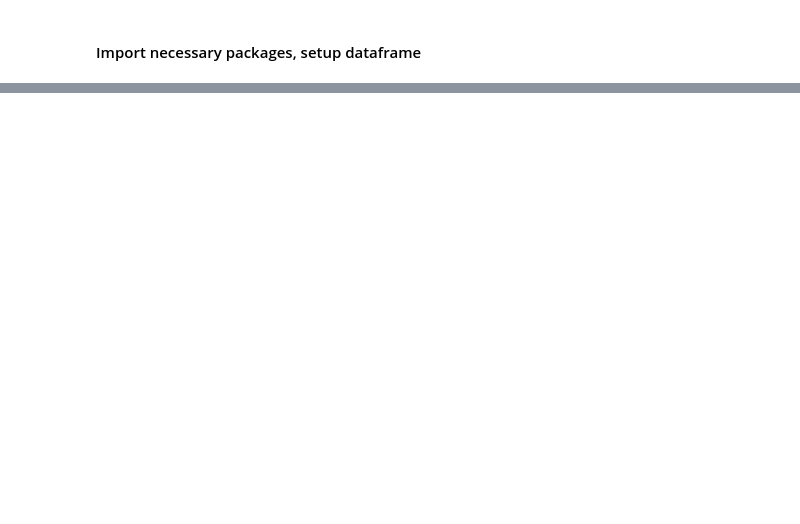
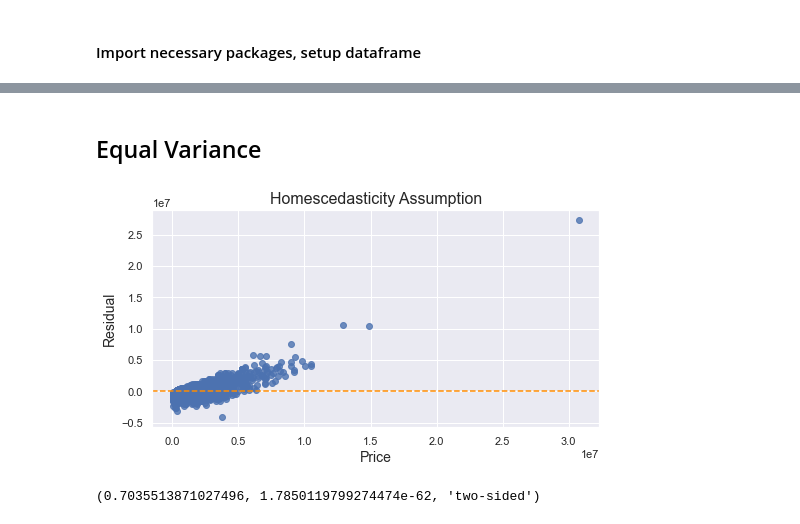
Before and after one commit to AliRampur/Phase-2-Group-Project, a Jupyter notebook: Project Notebook.ipynb, the cells around one changed output, grey strips where cells are left out. Drawn from its saved outputs; the diff is of its cells as text; code cells hidden in the pictures; blank space fills up the shorter version.

```diff
--- a/Project Notebook.ipynb
+++ b/Project Notebook.ipynb
@@ -295,0 +430,18 @@ sns.heatmap(corr, cmap="Reds", annot=True)
+# %%
+relevant = [' Auburn', ' Bellevue', ' Black Diamond', ' Bothell', ' Burien',
+           ' Carnation', ' Clyde Hill', ' Covington', ' Des Moines', ' Duvall',
+           ' Enumclaw', ' Fall City', ' Federal Way', ' Issaquah', ' Kenmore',
+           ' Kent', ' Kirkland', ' Lake Forest Park', ' Maple Valley', ' Medina',
+           ' Mercer Island', ' Newcastle', ' Normandy Park', ' North Bend',
+           ' Pacific', ' Ravensdale', ' Redmond', ' Renton', ' Sammamish',
+           ' SeaTac', ' Seattle', ' Shoreline', ' Snoqualmie', ' Tukwila',
+           ' Vashon', ' Woodinville',
+            'weighted__livsqft', 'yard_size_ratio', 'view_grade',
+            'waterfront_grade', 'design_decade_grade', 'nuisance_grade', 'garage_binary_grade',
+            'basement_binary_grade', 'PublicSewer_binary_grade', 'condition_grade']
+
+X_train = X_train[relevant]
+
+model_train = sm.OLS(y_train, sm.add_constant(X_train)).fit()
+results_train = model_train.summary()
+results_train
@@ -295,0 +662,17 @@ sns.heatmap(corr, cmap="Reds", annot=True)
+# %%
+model = LinearRegression()
+# comparing the train and test models
+model.fit(X_train, y_train)
+model.score(X_test, y_test)
+
+print('the Mean price for Train is:', y_train.mean())
+print('the Mean price for Test is:', y_test.mean())
+print()
+print('the standard deviation in price for Train is:', y_train.std())
+print('the standard deviation in price for Test is:', y_test.std())
+print()
+print('the adjusted R-squared value for Train is:', model_train.rsquared_adj)
+print('the adjusted R-squared value for Test is:', model_test.rsquared_adj)
+print()
+print('the F-statistic p-value for Train is:', model_train.f_pvalue)
+print('the F-statistic p-value for Test is:', model_test.f_pvalue)
@@ -295,0 +828,19 @@ sns.heatmap(corr, cmap="Reds", annot=True)
+# %% [markdown]
+## Equal Variance
+# %%
+# Plotting the residuals
+plt.subplots(figsize=(8, 4))
+plt.scatter(x=y_train, y=model_train.resid, alpha=0.8)
+plt.axhline(y=0, color='darkorange', linestyle='--')
+
+plt.ylabel('Residual', fontsize=14)
+plt.xlabel('Price', fontsize=14)
+plt.title('Homescedasticity Assumption', fontsize=16)
+plt.show();
+# %% [output]
+[figure, added]
+# %%
+# Goldfeld-Quandt test:
+het_goldfeldquandt(y_train, X_train, alternative='two-sided')
+# %% [output]
+(0.7035513871027496, 1.7850119799274474e-62, 'two-sided')
```
Also changed, not shown: parts of 88 cells of this notebook, 9 other files.
